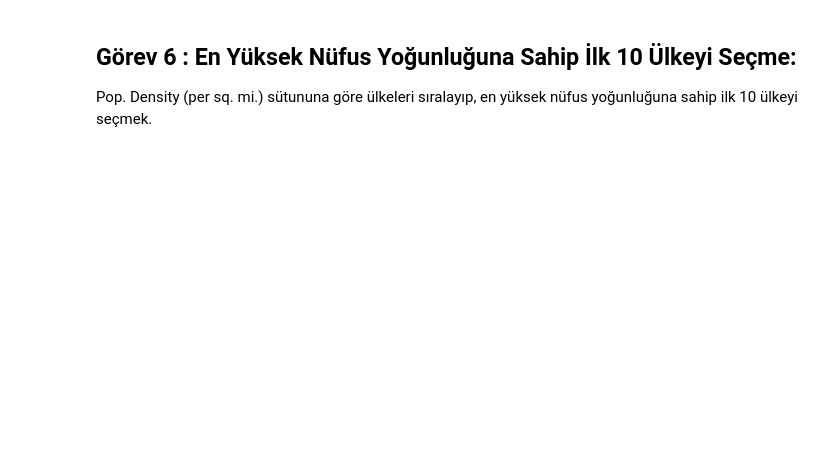
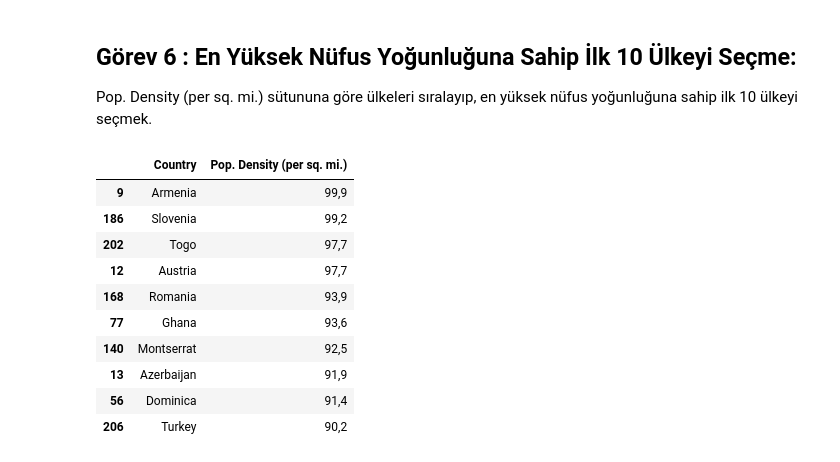
Before and after one commit to zeyneptekkk/Bootcamp_Techcareer_VeriBilmi, a Jupyter notebook: Data Science Ödev dosyası 1/Ödev 1/Veri_filtreleme_sıralama_projesi.ipynb, the cells around one changed output. Cells and saved outputs as stored; diff of their text form; code cells hidden in the pictures; blank space fills up the shorter version.

```diff
--- a/Data Science Ödev dosyası 1/Ödev 1/Veri_filtreleme_sıralama_projesi.ipynb
+++ b/Data Science Ödev dosyası 1/Ödev 1/Veri_filtreleme_sıralama_projesi.ipynb
@@ -60,3 +147,18 @@ Service: Hizmet sektörünün ekonomideki payı.
 # %% [markdown]
 ## Görev 6 : En Yüksek Nüfus Yoğunluğuna Sahip İlk 10 Ülkeyi Seçme:
 Pop. Density (per sq. mi.) sütununa göre ülkeleri sıralayıp, en yüksek nüfus yoğunluğuna sahip ilk 10 ülkeyi seçmek.
+# %%
+data_stored=data.sort_values(by="Pop. Density (per sq. mi.)",ascending=False)
+data_stored[["Country","Pop. Density (per sq. mi.)"]].head(10)
+# %% [output]
+|  | Country | Pop. Density (per sq. mi.) |
+| 9 | Armenia | 99,9 |
+| 186 | Slovenia | 99,2 |
+| 202 | Togo | 97,7 |
+| 12 | Austria | 97,7 |
+| 168 | Romania | 93,9 |
+| 77 | Ghana | 93,6 |
+| 140 | Montserrat | 92,5 |
+| 13 | Azerbaijan | 91,9 |
+| 56 | Dominica | 91,4 |
+| 206 | Turkey | 90,2 |
```
Also changed, not shown: parts of 6 cells of this notebook.
